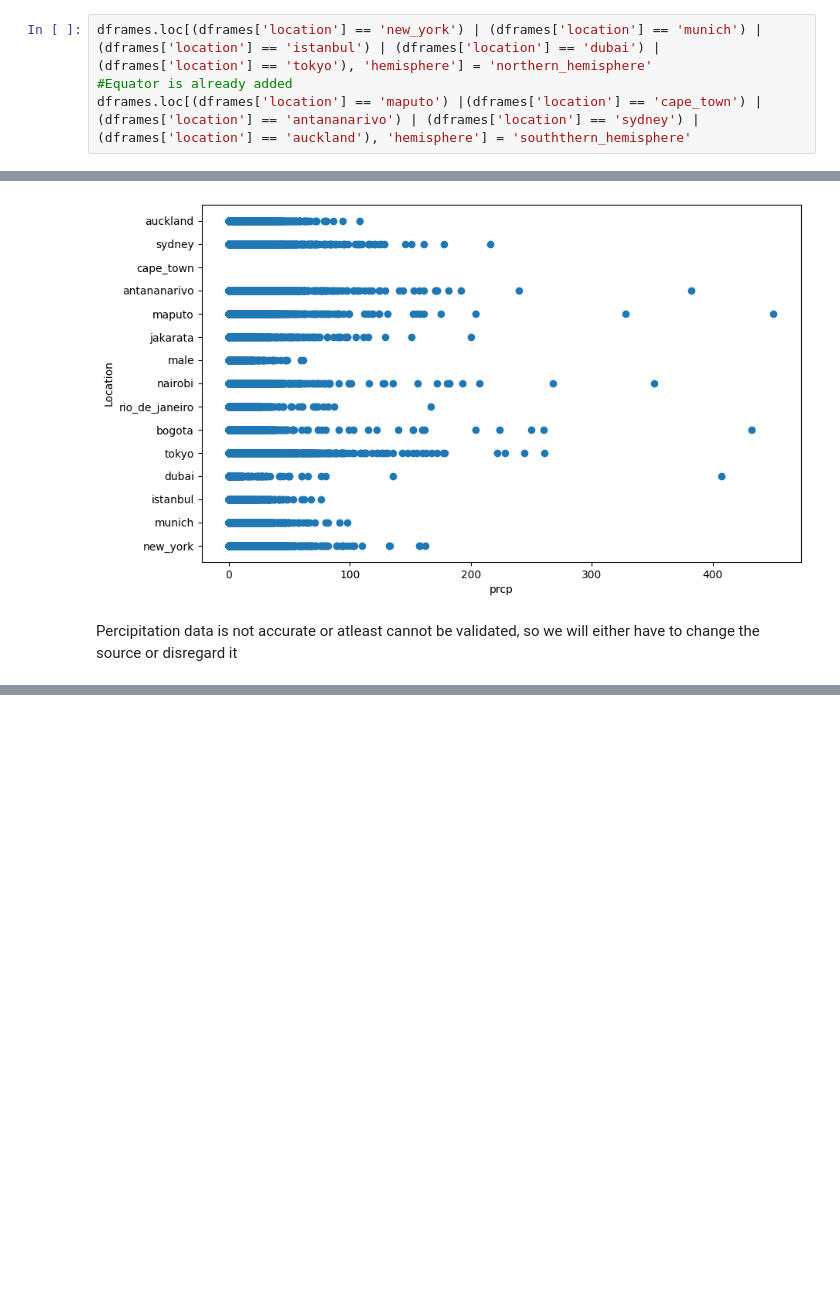
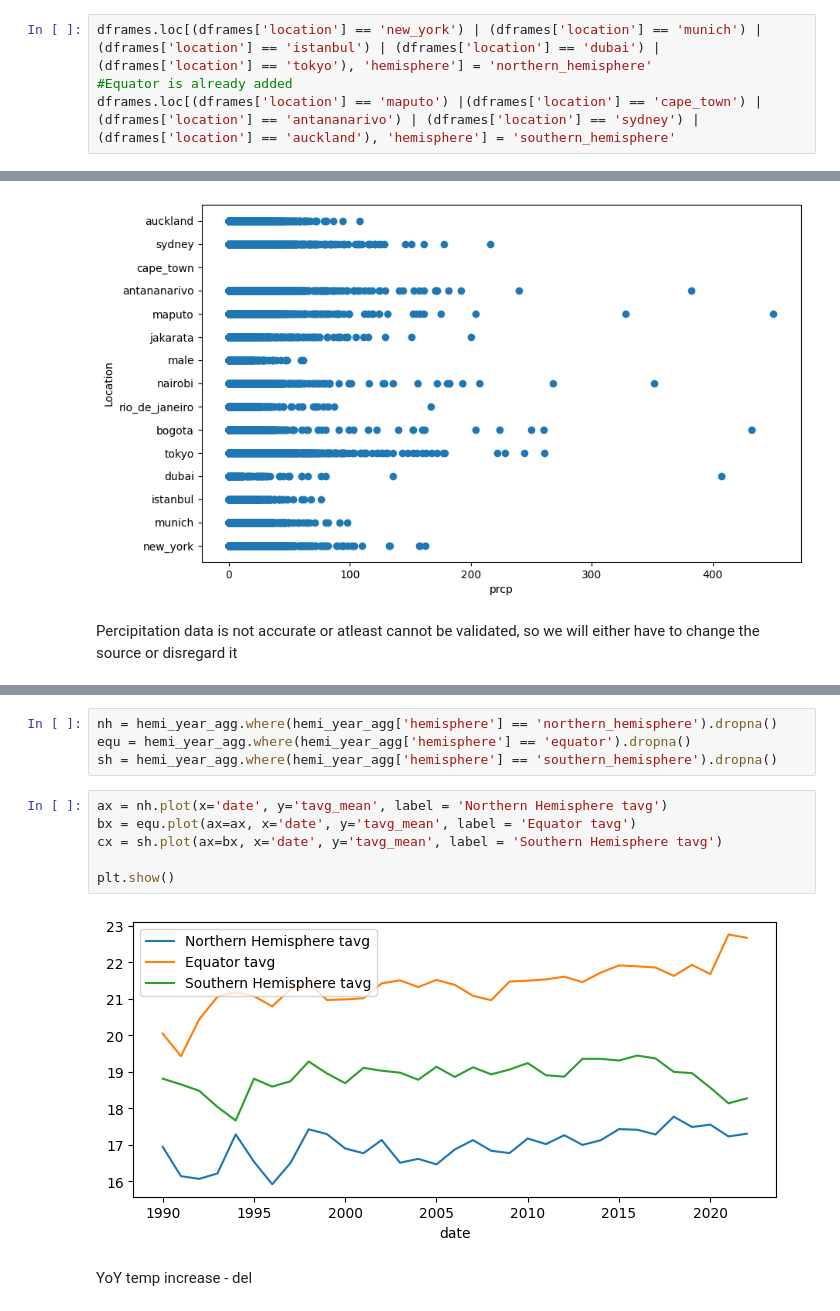
Before and after one commit to Azrael07/WeatherAnalysis, a Jupyter notebook: WeatherAnalysis.ipynb, the cells around one changed output, grey strips where cells are left out. Cells and saved outputs as stored; diff of their text form; blank space fills up the shorter version.

Commit message:
Added chart for YoY temp

```diff
--- a/WeatherAnalysis.ipynb
+++ b/WeatherAnalysis.ipynb
@@ -222,7 +222,7 @@ dframes['hemisphere'] = 'equator'
 # %%
 dframes.loc[(dframes['location'] == 'new_york') | (dframes['location'] == 'munich') | (dframes['location'] == 'istanbul') | (dframes['location'] == 'dubai') | (dframes['location'] == 'tokyo'), 'hemisphere'] = 'northern_hemisphere'
 #Equator is already added
-dframes.loc[(dframes['location'] == 'maputo') |(dframes['location'] == 'cape_town') |(dframes['location'] == 'antananarivo') | (dframes['location'] == 'sydney') | (dframes['location'] == 'auckland'), 'hemisphere'] = 'souththern_hemisphere'
+dframes.loc[(dframes['location'] == 'maputo') |(dframes['location'] == 'cape_town') |(dframes['location'] == 'antananarivo') | (dframes['location'] == 'sydney') | (dframes['location'] == 'auckland'), 'hemisphere'] = 'southern_hemisphere'
 # %%
 dframes
 # %% [output]
@@ -465,2 +465,16 @@ print(hemi_year_agg)
 
 [99 rows x 5 columns]
+# %%
+nh = hemi_year_agg.where(hemi_year_agg['hemisphere'] == 'northern_hemisphere').dropna()
+equ = hemi_year_agg.where(hemi_year_agg['hemisphere'] == 'equator').dropna()
+sh = hemi_year_agg.where(hemi_year_agg['hemisphere'] == 'southern_hemisphere').dropna()
+# %%
+ax = nh.plot(x='date', y='tavg_mean', label = 'Northern Hemisphere tavg')
+bx = equ.plot(ax=ax, x='date', y='tavg_mean', label = 'Equator tavg')
+cx = sh.plot(ax=bx, x='date', y='tavg_mean', label = 'Southern Hemisphere tavg')
+
+plt.show()
+# %% [output]
+[figure, added]
+# %% [markdown]
+YoY temp increase - del
```
Also changed, not shown: parts of 1 cell of this notebook.
